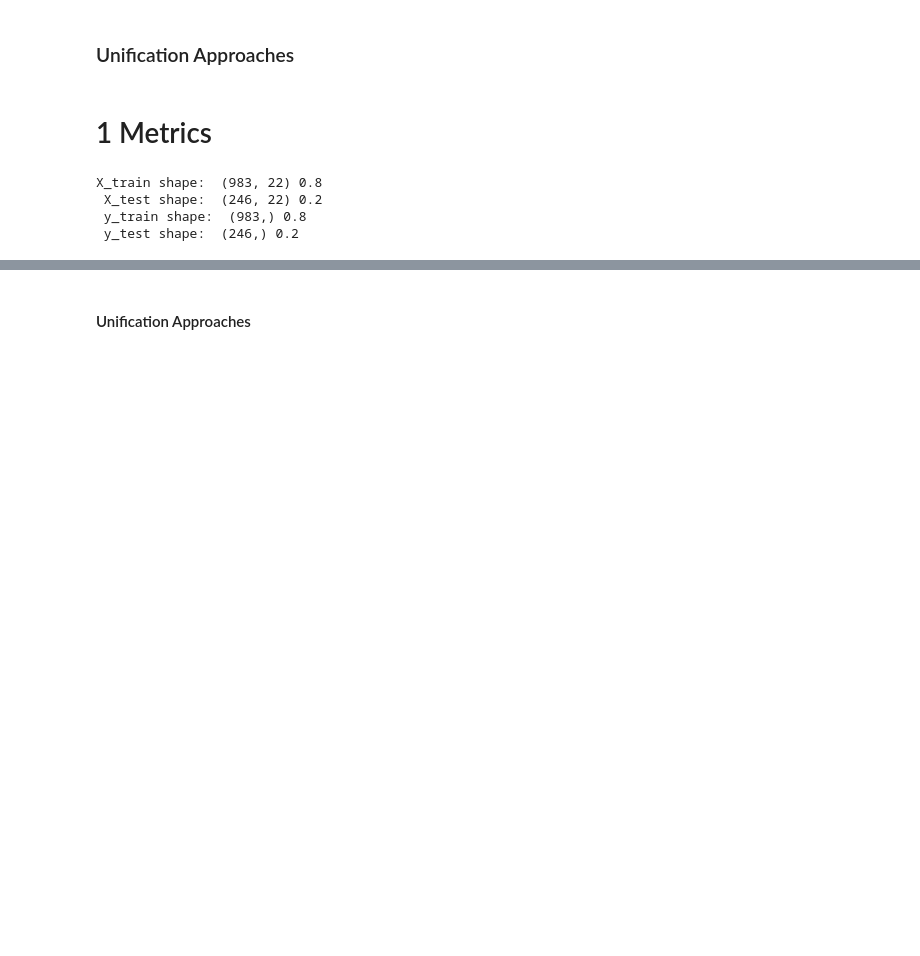
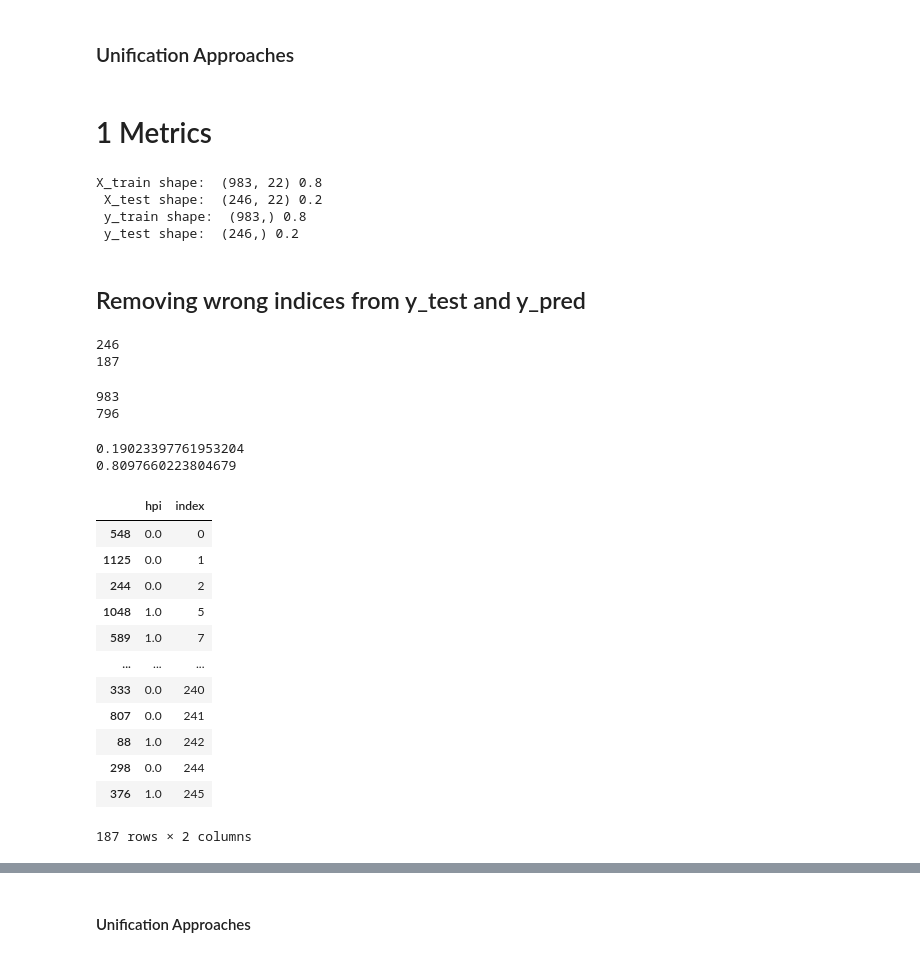
Before and after one commit to kimmizi/master_thesis, a Jupyter notebook: exp/05_Evaluation_Performance.ipynb, the cells around one changed output, grey strips where cells are left out. Saved outputs shown, nothing was run; the diff lists cells and outputs as text; code cells hidden in the pictures; blank space fills up the shorter version.

```diff
--- a/exp/05_Evaluation_Performance.ipynb
+++ b/exp/05_Evaluation_Performance.ipynb
@@ -148,3 +152,56 @@ X_train shape:  (983, 22) 0.8
  X_test shape:  (246, 22) 0.2
  y_train shape:  (983,) 0.8
  y_test shape:  (246,) 0.2
+# %% [markdown]
+## Removing wrong indices from y_test and y_pred
+# %%
+# get indices from y_test if they are not in indices
+y_test_indices = y_test.index.tolist()
+print(len(y_test_indices))
+y_test_indices = [i for i in y_test_indices if i not in indices]
+print(len(y_test_indices))
+# %% [output]
+246
+187
+# %%
+y_train_indices = y_train.index.tolist()
+print(len(y_train_indices))
+y_train_indices = [i for i in y_train_indices if i not in indices]
+print(len(y_train_indices))
+# %% [output]
+983
+796
+# %%
+print(len(y_test_indices) / (len(y_train_indices) + len(y_test_indices)))
+print(len(y_train_indices) / (len(y_train_indices) + len(y_test_indices)))
+# %% [output]
+0.19023397761953204
+0.8097660223804679
+# %%
+# add a column "index" to y_test going from 0 to len(y_test) - 1
+# y_test["index"] = range(len(y_test))
+# y_test
+y_test_excl = pd.DataFrame({
+    "hpi": y_test,
+    "index": range(len(y_test))
+})
+y_test_excl = y_test_excl[y_test_excl.index.isin(y_test_indices)]
+
+# get all values from y_test_excl["index"] and convert them to a list
+y_test_excl_indices = y_test_excl["index"].tolist()
+
+y_test_excl
+# %% [output]
+|  | hpi | index |
+| 548 | 0.0 | 0 |
+| 1125 | 0.0 | 1 |
+| 244 | 0.0 | 2 |
+| 1048 | 1.0 | 5 |
+| 589 | 1.0 | 7 |
+| ... | ... | ... |
+| 333 | 0.0 | 240 |
+| 807 | 0.0 | 241 |
+| 88 | 1.0 | 242 |
+| 298 | 0.0 | 244 |
+| 376 | 1.0 | 245 |
+187 rows × 2 columns
```
Also changed, not shown: parts of 24 cells of this notebook, 5 other files.
